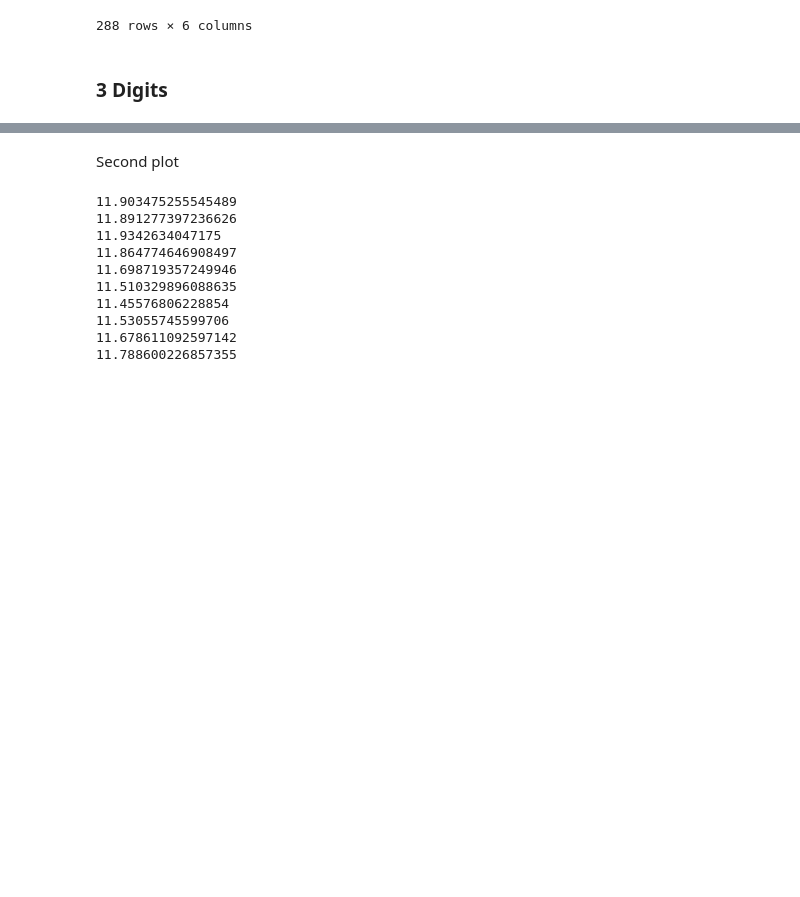
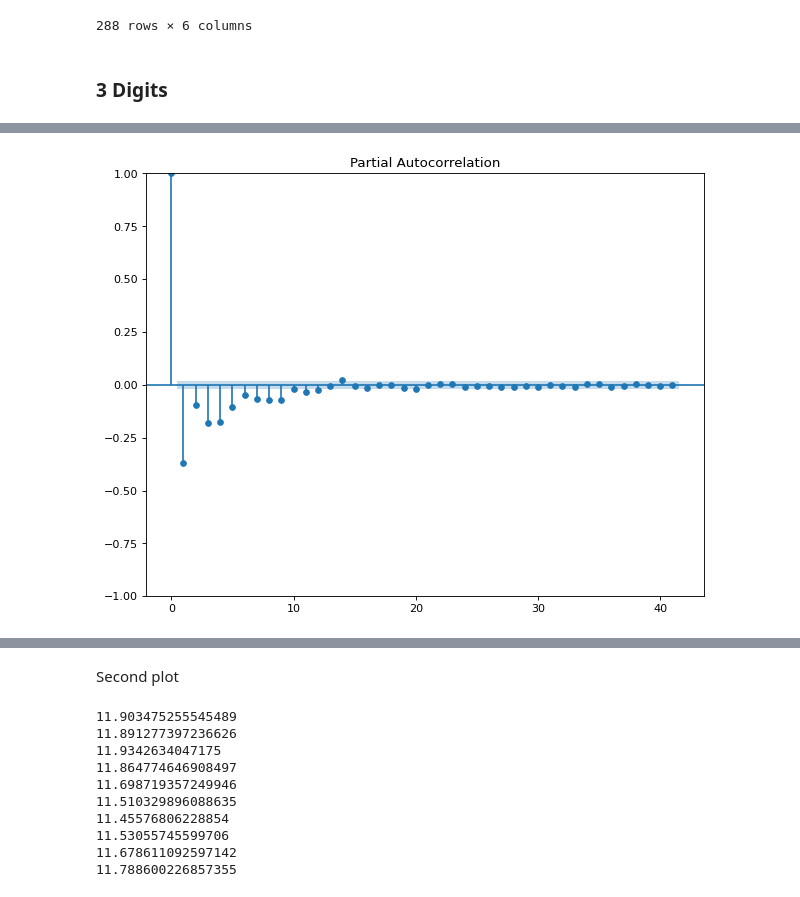
Before and after one commit to yeahartem/electricity, a Jupyter notebook: 3_digits.ipynb, the cells around one changed output, grey strips where cells are left out. Cells and saved outputs as stored; diff of their text form; code cells hidden in the pictures; blank space fills up the shorter version.

```diff
--- a/3_digits.ipynb
+++ b/3_digits.ipynb
@@ -239,0 +296,5 @@ Mean digits for X = 24:
+# %%
+from statsmodels.graphics.tsaplots import plot_pacf
+plot_pacf(arima_ds.MW.diff().dropna());
+# %% [output]
+[figure, added]
```
Also changed, not shown: parts of 11 cells of this notebook.
